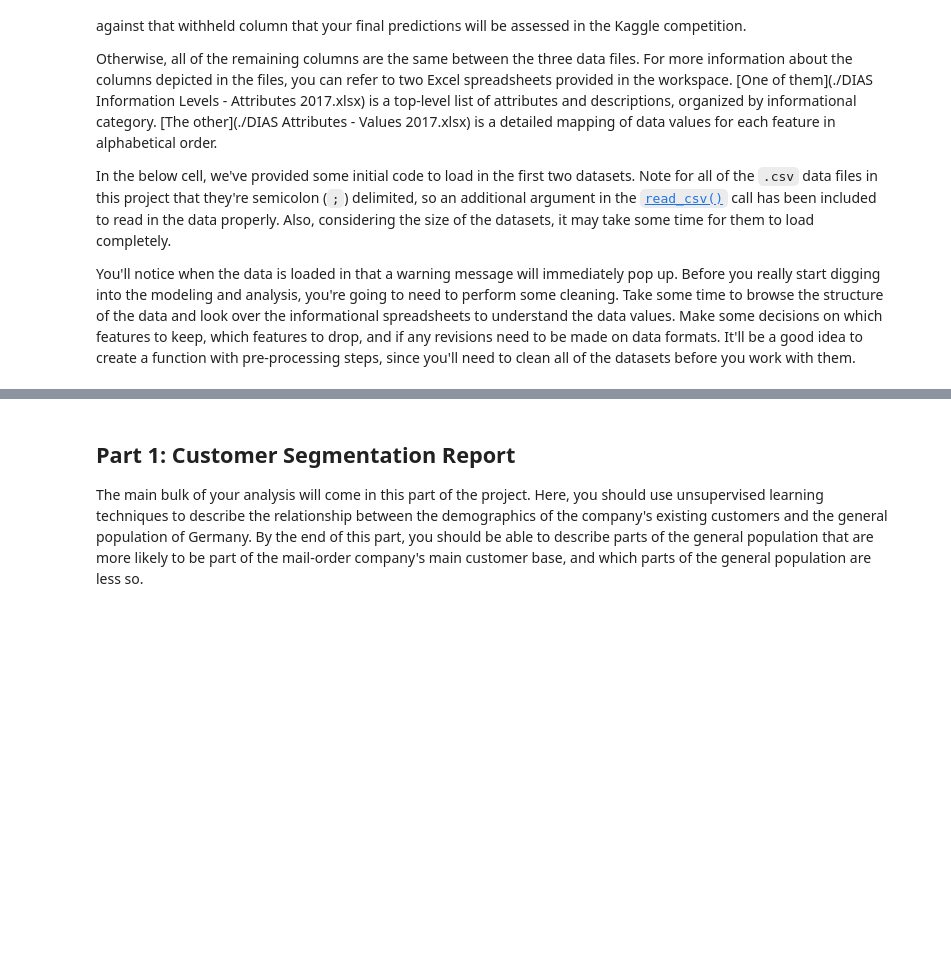
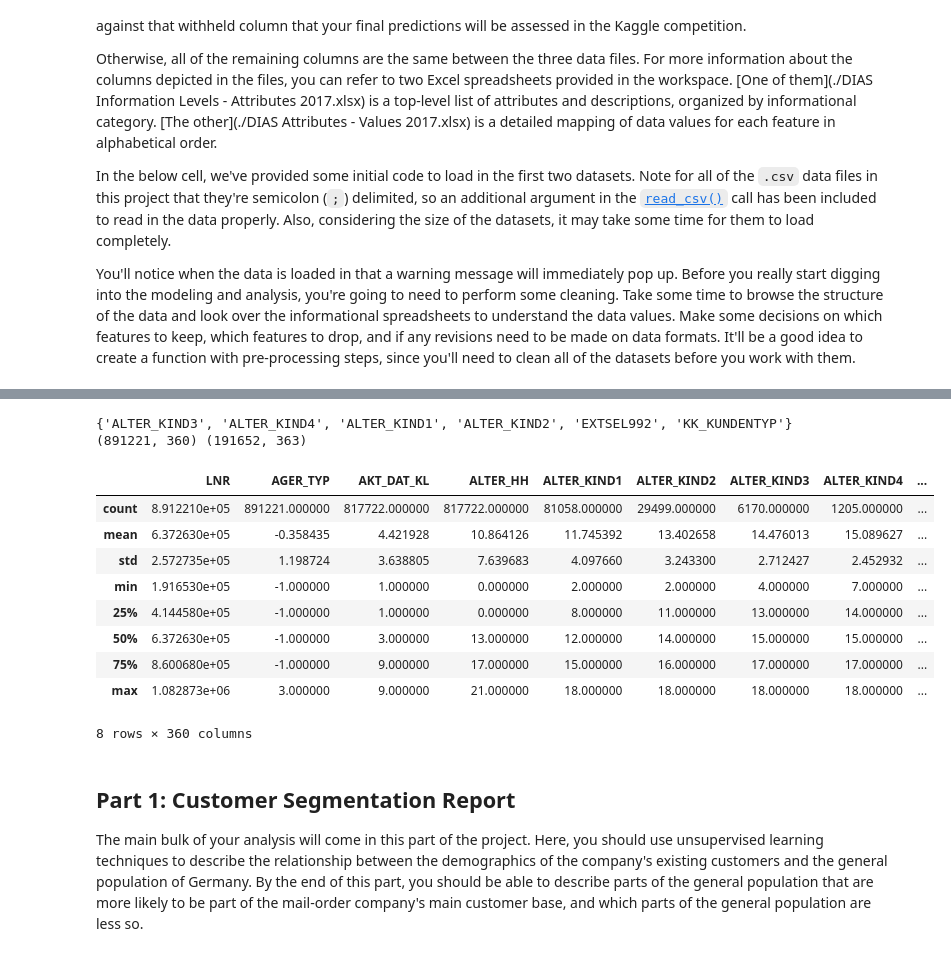
Before and after one commit to xueweiyema/ArvatoProject, a Jupyter notebook: Arvato Project Workbook.ipynb, the cells around one changed output, grey strips where cells are left out. Saved outputs shown, nothing was run; the diff lists cells and outputs as text; code cells hidden in the pictures; blank space fills up the shorter version.

```diff
--- a/Arvato Project Workbook.ipynb
+++ b/Arvato Project Workbook.ipynb
@@ -34,5 +34,5 @@ In the below cell, we've provided some initial code to load in the first two dat
 You'll notice when the data is loaded in that a warning message will immediately pop up. Before you really start digging into the modeling and analysis, you're going to need to perform some cleaning. Take some time to browse the structure of the data and look over the informational spreadsheets to understand the data values. Make some decisions on which features to keep, which features to drop, and if any revisions need to be made on data formats. It'll be a good idea to create a function with pre-processing steps, since you'll need to clean all of the datasets before you work with them.
 # %%
 # load in the data
-azdias = pd.read_csv('../../data/Term2/capstone/arvato_data/Udacity_AZDIAS_052018.csv', sep=';')
-customers = pd.read_csv('../../data/Term2/capstone/arvato_data/Udacity_CUSTOMERS_052018.csv', sep=';')
+azdias = pd.read_csv('./data/Term2/capstone/arvato_data/Udacity_AZDIAS_052018.csv', sep=';')
+customers = pd.read_csv('./data/Term2/capstone/arvato_data/Udacity_CUSTOMERS_052018.csv', sep=';')
@@ -39,3 +109,30 @@ customers = pd.read_csv('../../data/Term2/capstone/arvato_data/Udacity_CUSTOMERS
+# %%
+#remove the features that has over 50% missing rate
+
+azdias_null=(azdias.isnull().sum()/len(azdias)).sort_values(ascending=False)
+customers_null=(customers.isnull().sum()/len(customers)).sort_values(ascending=False)
+
+remove_features=set(azdias_null[azdias_null>0.5].index)|set(customers_null[customers_null>0.5].index)
+print(remove_features)
+azdias.drop(labels=remove_features,axis=1,inplace=True)
+customers.drop(labels=remove_features,axis=1,inplace=True)
+print(azdias.shape,customers.shape)
+# %% [output]
+{'ALTER_KIND3', 'ALTER_KIND4', 'ALTER_KIND1', 'ALTER_KIND2', 'EXTSEL992', 'KK_KUNDENTYP'}
+(891221, 360) (191652, 363)
+# %%
+azdias.describe()
+# %% [output]
+|  | LNR | AGER_TYP | AKT_DAT_KL | ALTER_HH | ALTER_KIND1 | ALTER_KIND2 | ALTER_KIND3 | ALTER_KIND4 | ... |
+| count | 8.912210e+05 | 891221.000000 | 817722.000000 | 817722.000000 | 81058.000000 | 29499.000000 | 6170.000000 | 1205.000000 | ... |
+| mean | 6.372630e+05 | -0.358435 | 4.421928 | 10.864126 | 11.745392 | 13.402658 | 14.476013 | 15.089627 | ... |
+| std | 2.572735e+05 | 1.198724 | 3.638805 | 7.639683 | 4.097660 | 3.243300 | 2.712427 | 2.452932 | ... |
+| min | 1.916530e+05 | -1.000000 | 1.000000 | 0.000000 | 2.000000 | 2.000000 | 4.000000 | 7.000000 | ... |
+| 25% | 4.144580e+05 | -1.000000 | 1.000000 | 0.000000 | 8.000000 | 11.000000 | 13.000000 | 14.000000 | ... |
+| 50% | 6.372630e+05 | -1.000000 | 3.000000 | 13.000000 | 12.000000 | 14.000000 | 15.000000 | 15.000000 | ... |
+| 75% | 8.600680e+05 | -1.000000 | 9.000000 | 17.000000 | 15.000000 | 16.000000 | 17.000000 | 17.000000 | ... |
+| max | 1.082873e+06 | 3.000000 | 9.000000 | 21.000000 | 18.000000 | 18.000000 | 18.000000 | 18.000000 | ... |
+8 rows × 360 columns
 # %%
 # Be sure to add in a lot more cells (both markdown and code) to document your
 # approach and findings!
```
Also changed, not shown: parts of 11 cells of this notebook.
